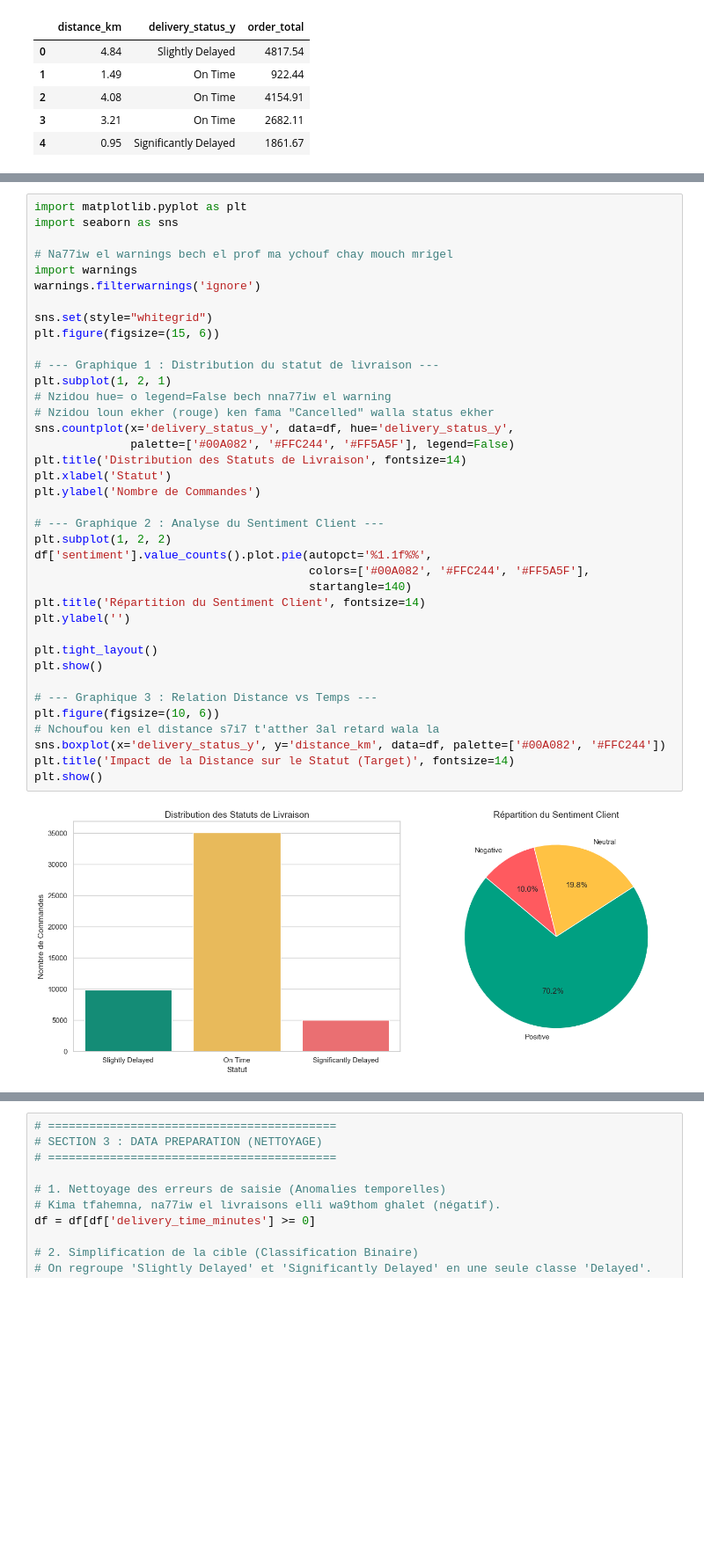
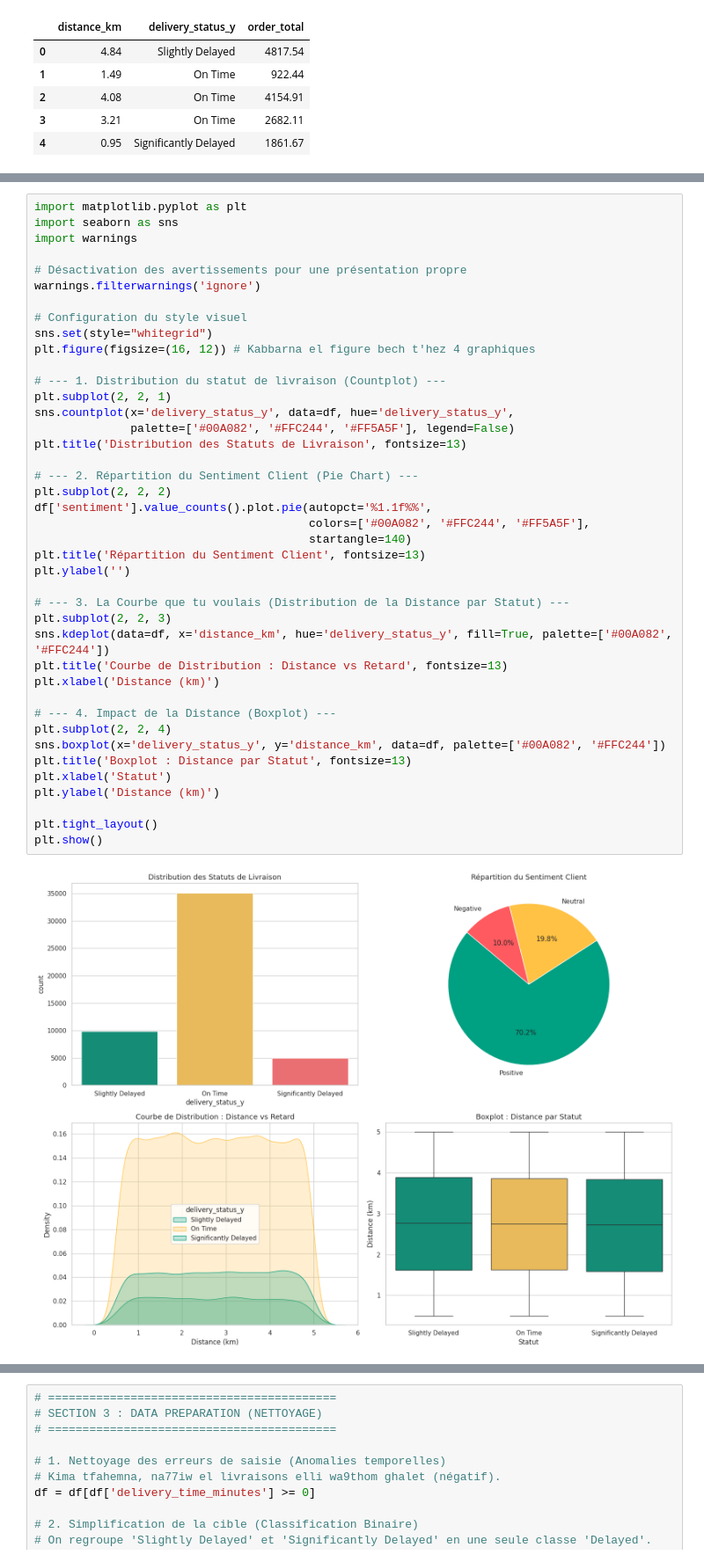
Before and after one commit to jihene-khelifi/GlovoML, a Jupyter notebook: glovofinalResult.ipynb, the cells around one changed output, grey strips where cells are left out. Shown at 88% size. Cells and saved outputs as stored; diff of their text form; blank space fills up the shorter version.

```diff
--- a/glovofinalResult.ipynb
+++ b/glovofinalResult.ipynb
@@ -33,40 +81,43 @@ display(df[cols_interessantes].head())
 # %%
 import matplotlib.pyplot as plt
 import seaborn as sns
+import warnings
 
-# Na77iw el warnings bech el prof ma ychouf chay mouch mrigel
-import warnings
+# Désactivation des avertissements pour une présentation propre
 warnings.filterwarnings('ignore')
 
+# Configuration du style visuel
 sns.set(style="whitegrid")
-plt.figure(figsize=(15, 6))
+plt.figure(figsize=(16, 12)) # Kabbarna el figure bech t'hez 4 graphiques
 
-# --- Graphique 1 : Distribution du statut de livraison ---
-plt.subplot(1, 2, 1)
-# Nzidou hue= o legend=False bech nna77iw el warning
-# Nzidou loun ekher (rouge) ken fama "Cancelled" walla status ekher
+# --- 1. Distribution du statut de livraison (Countplot) ---
+plt.subplot(2, 2, 1)
 sns.countplot(x='delivery_status_y', data=df, hue='delivery_status_y',
               palette=['#00A082', '#FFC244', '#FF5A5F'], legend=False)
-plt.title('Distribution des Statuts de Livraison', fontsize=14)
-plt.xlabel('Statut')
-plt.ylabel('Nombre de Commandes')
+plt.title('Distribution des Statuts de Livraison', fontsize=13)
 
-# --- Graphique 2 : Analyse du Sentiment Client ---
-plt.subplot(1, 2, 2)
+# --- 2. Répartition du Sentiment Client (Pie Chart) ---
+plt.subplot(2, 2, 2)
 df['sentiment'].value_counts().plot.pie(autopct='%1.1f%%',
                                         colors=['#00A082', '#FFC244', '#FF5A5F'],
                                         startangle=140)
-plt.title('Répartition du Sentiment Client', fontsize=14)
+plt.title('Répartition du Sentiment Client', fontsize=13)
 plt.ylabel('')
+
+# --- 3. La Courbe que tu voulais (Distribution de la Distance par Statut) ---
+plt.subplot(2, 2, 3)
+sns.kdeplot(data=df, x='distance_km', hue='delivery_status_y', fill=True, palette=['#00A082', '#FFC244'])
+plt.title('Courbe de Distribution : Distance vs Retard', fontsize=13)
+plt.xlabel('Distance (km)')
+
+# --- 4. Impact de la Distance (Boxplot) ---
+plt.subplot(2, 2, 4)
+sns.boxplot(x='delivery_status_y', y='distance_km', data=df, palette=['#00A082', '#FFC244'])
+plt.title('Boxplot : Distance par Statut', fontsize=13)
+plt.xlabel('Statut')
+plt.ylabel('Distance (km)')
 
 plt.tight_layout()
 plt.show()
-
-# --- Graphique 3 : Relation Distance vs Temps ---
-plt.figure(figsize=(10, 6))
-# Nchoufou ken el distance s7i7 t'atther 3al retard wala la
-sns.boxplot(x='delivery_status_y', y='distance_km', data=df, palette=['#00A082', '#FFC244'])
-plt.title('Impact de la Distance sur le Statut (Target)', fontsize=14)
-plt.show()
 # %% [output]
-[figure, old version]
+[figure, new version]
```
Also changed, not shown: parts of 34 cells of this notebook, 2 other files.
